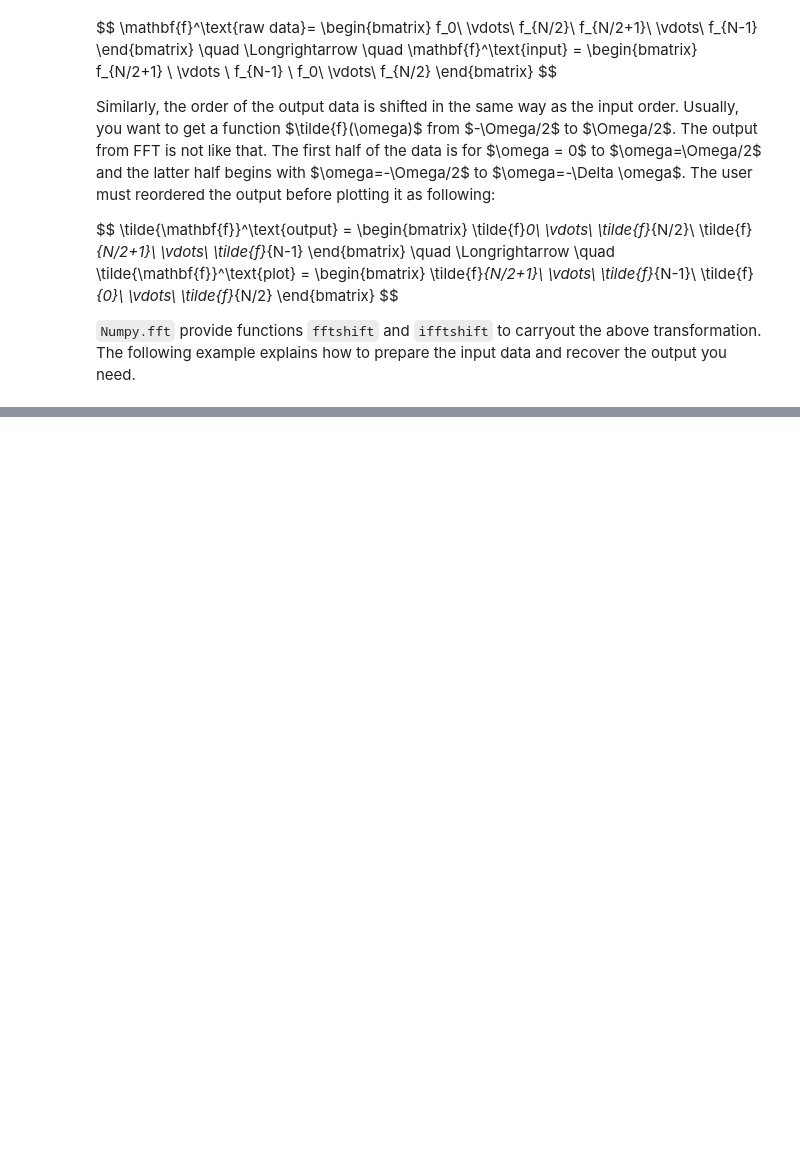
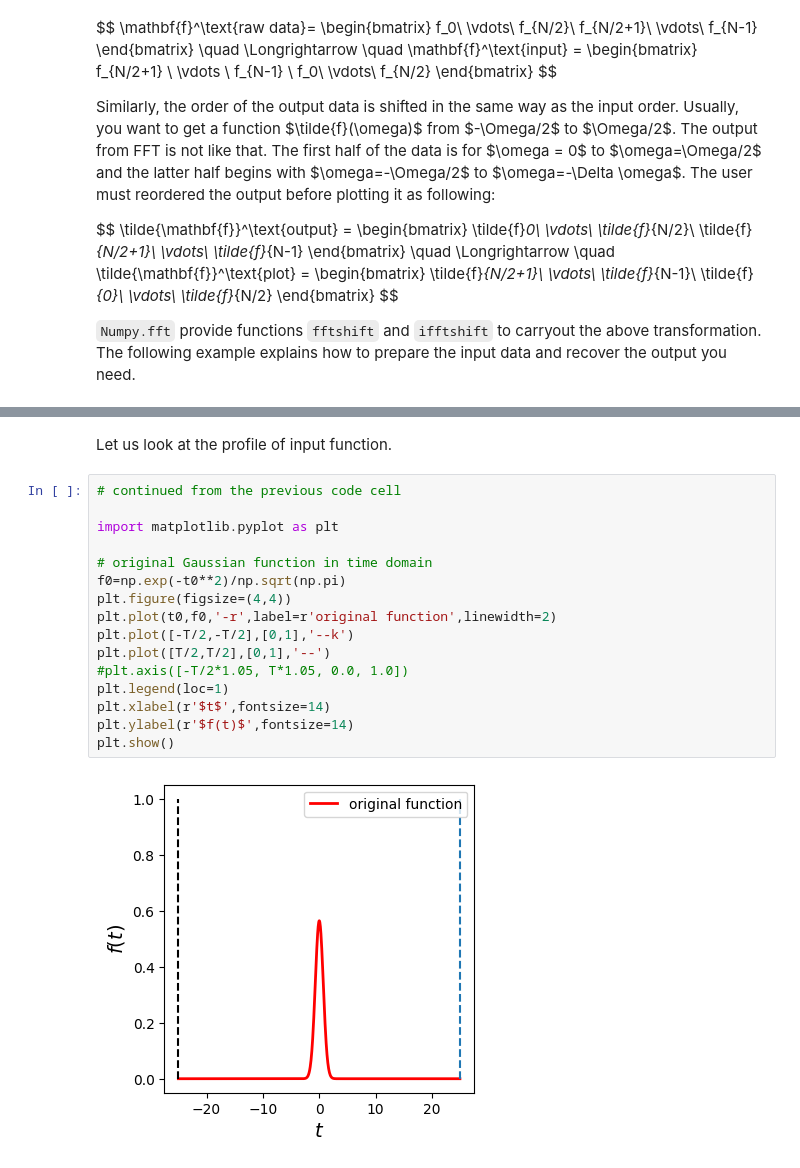
Before and after one commit to ryoichikawai/comp-phys, a Jupyter notebook: fft/fft.ipynb, the cells around one changed output, grey strips where cells are left out. Cells and saved outputs as stored; diff of their text form; blank space fills up the shorter version.

```diff
--- a/fft/fft.ipynb
+++ b/fft/fft.ipynb
@@ -290,0 +233,20 @@ plt.show()
+# %% [markdown]
+Let us look at the profile of input function.
+# %%
+# continued from the previous code cell
+
+import matplotlib.pyplot as plt
+
+# original Gaussian function in time domain
+f0=np.exp(-t0**2)/np.sqrt(np.pi)
+plt.figure(figsize=(4,4))
+plt.plot(t0,f0,'-r',label=r'original function',linewidth=2)
+plt.plot([-T/2,-T/2],[0,1],'--k')
+plt.plot([T/2,T/2],[0,1],'--')
+#plt.axis([-T/2*1.05, T*1.05, 0.0, 1.0])
+plt.legend(loc=1)
+plt.xlabel(r'$t$',fontsize=14)
+plt.ylabel(r'$f(t)$',fontsize=14)
+plt.show()
+# %% [output]
+[figure, added]
```
Also changed, not shown: parts of 16 cells of this notebook, 1 other file.
